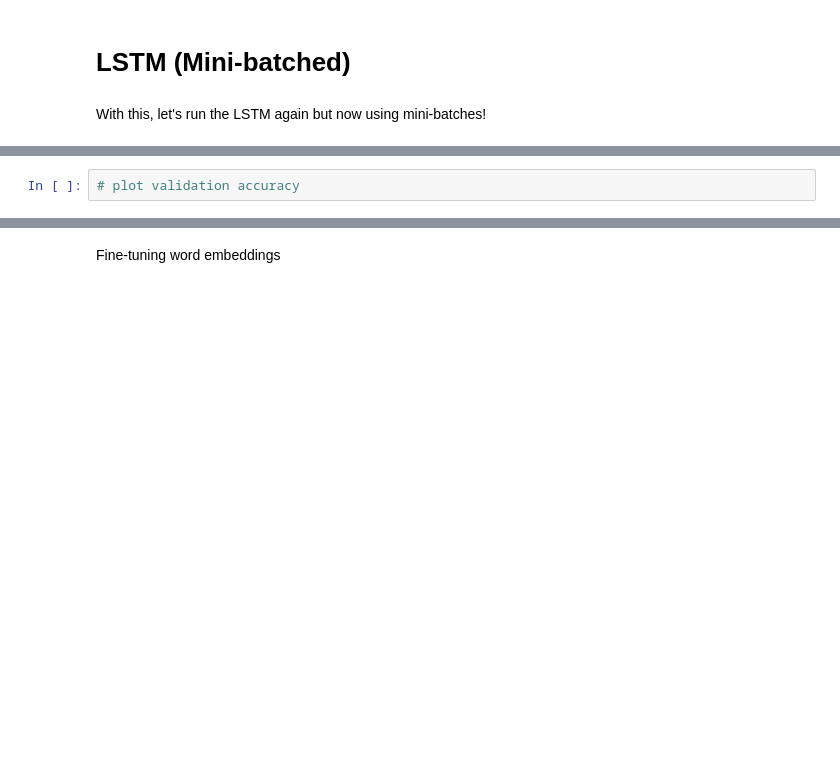
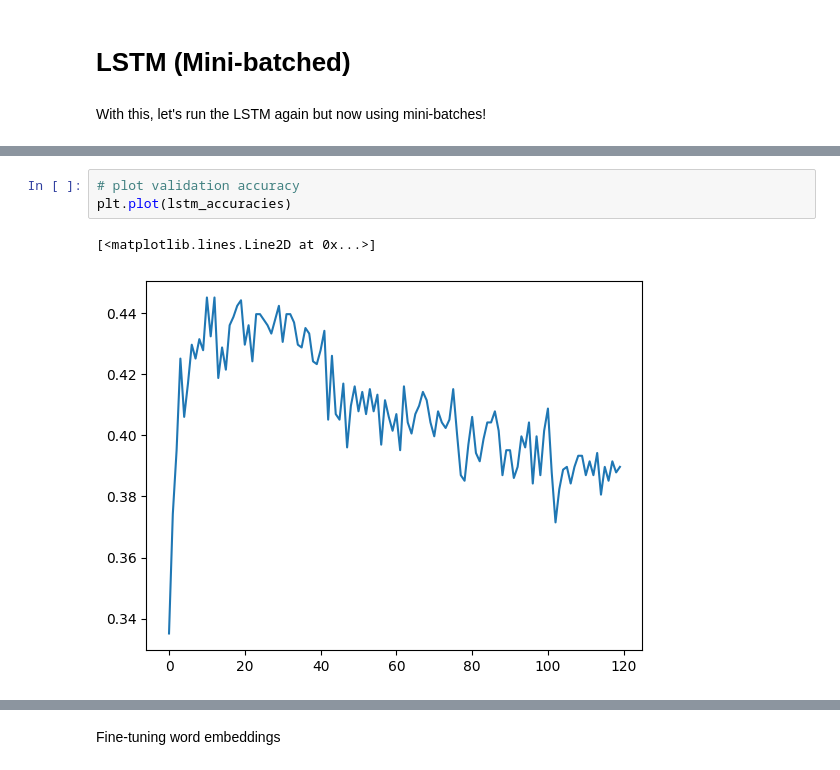
Before and after one commit to stefdewildt/NLP, a Jupyter notebook: NLP1_2025_Practical_2_(student).ipynb, the cells around one changed output, grey strips where cells are left out. Drawn from its saved outputs; the diff is of its cells as text; blank space fills up the shorter version.

```diff
--- a/NLP1_2025_Practical_2_(student).ipynb
+++ b/NLP1_2025_Practical_2_(student).ipynb
@@ -1336,4 +1450,8 @@ lstm_losses, lstm_accuracies = train_model(
 # %%
 # plot validation accuracy
+plt.plot(lstm_accuracies)
+# %% [output]
+[<matplotlib.lines.Line2D at 0x...>]
+[figure, added]
 # %%
 # plot training loss
```
Also changed, not shown: parts of 27 cells of this notebook.
